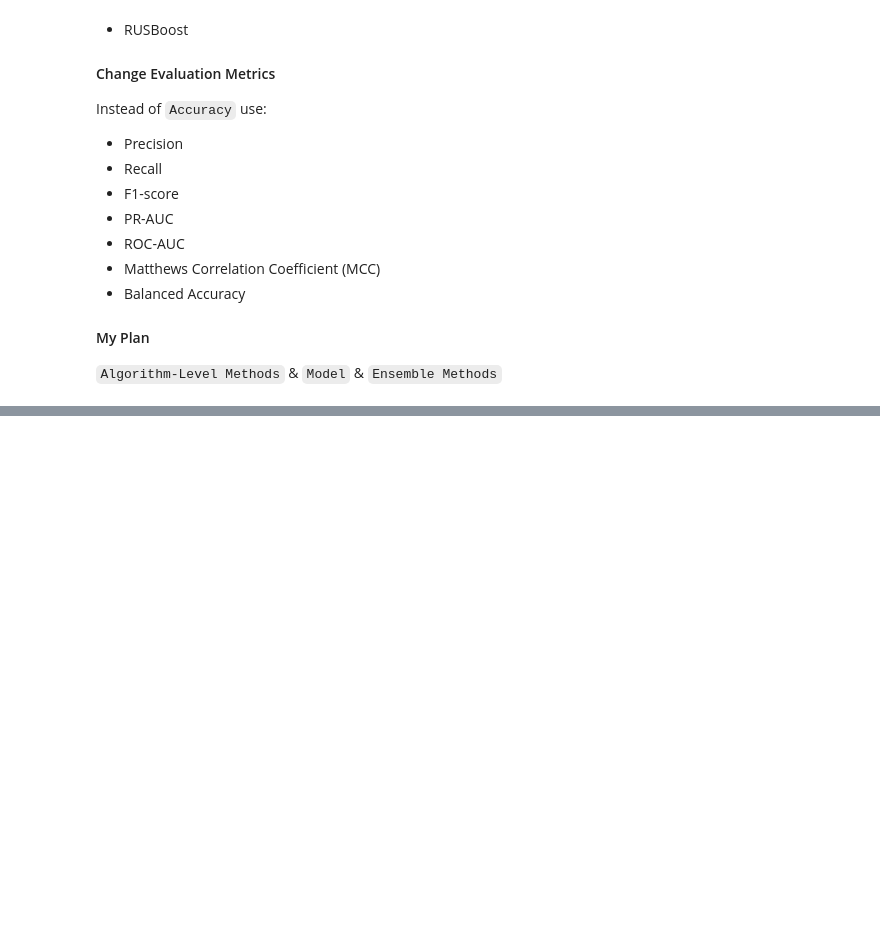
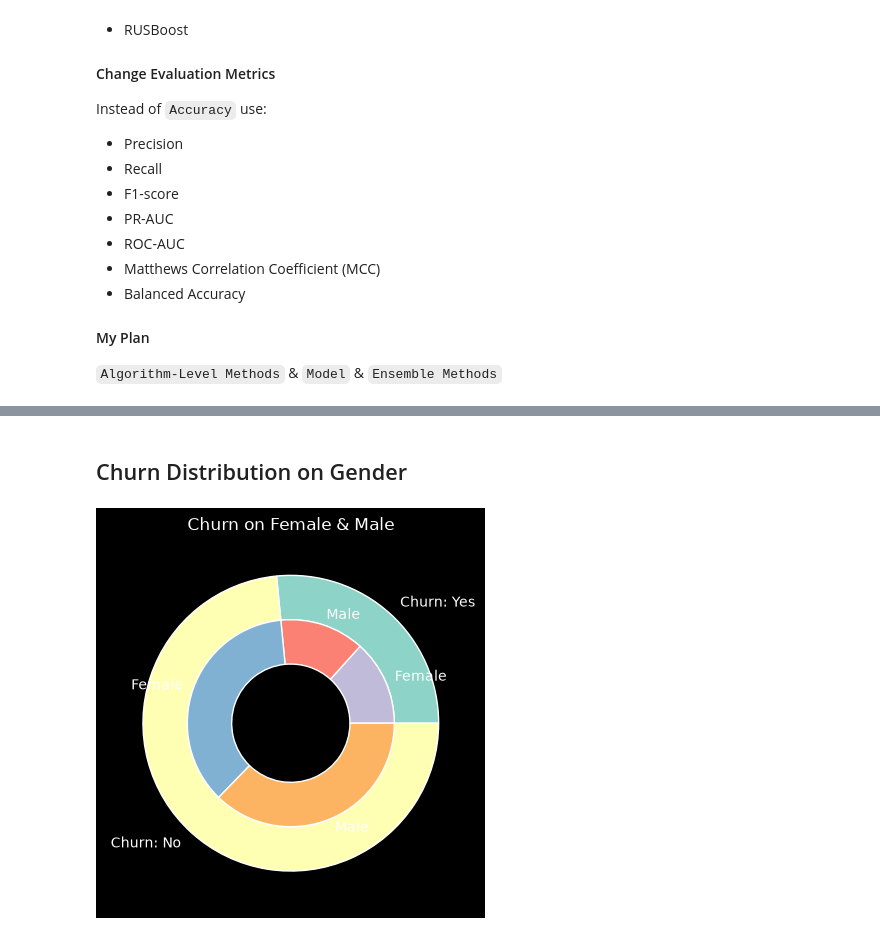
Before and after one commit to rzadrzi/customer_churn_analysis, a Jupyter notebook: customer_churn_analysis.ipynb, the cells around one changed output, grey strips where cells are left out. Drawn from its saved outputs; the diff is of its cells as text; code cells hidden in the pictures; blank space fills up the shorter version.

Commit message:
docs: add chrun on gender ratios

```diff
--- a/customer_churn_analysis.ipynb
+++ b/customer_churn_analysis.ipynb
@@ -233,0 +231,40 @@ Instead of `Accuracy` use:
+# %% [markdown]
+## Churn Distribution on Gender
+# %%
+female_No = df["Churn"][df["Churn"] == "No"].groupby(by = df.gender).count()["Female"]
+male_No = df["Churn"][df["Churn"] == "No"].groupby(by = df.gender).count()["Male"]
+
+female_Yes = df["Churn"][df["Churn"] == "Yes"].groupby(by = df.gender).count()["Female"]
+male_Yes = df["Churn"][df["Churn"] == "Yes"].groupby(by = df.gender).count()["Male"]
+
+churn_No = df["Churn"][df["Churn"] == "No"].count()
+churn_Yes = df["Churn"][df["Churn"] == "Yes"].count()
+
+churn_labels=["Churn: Yes", "Churn: No"]
+churn_values = [churn_Yes, churn_No]
+
+gender_labels = ["Female", "Male", "Female", "Male"]
+gender_values = [female_Yes, male_Yes, female_No, male_No]
+# %%
+fig, ax = (plt.subplots())
+
+size = 0.3
+
+ax.pie(
+    churn_values,
+    labels=churn_labels,
+    radius=1,
+    wedgeprops=dict(width=size, edgecolor='w')
+)
+
+ax.pie(
+    gender_values ,
+    labels=gender_labels,
+    radius=1-size,
+    wedgeprops=dict(width=size, edgecolor='w')
+)
+
+ax.set(aspect="equal", title='Churn on Female & Male')
+plt.show()
+# %% [output]
+[figure, added]
```
Also changed, not shown: parts of 12 cells of this notebook.
